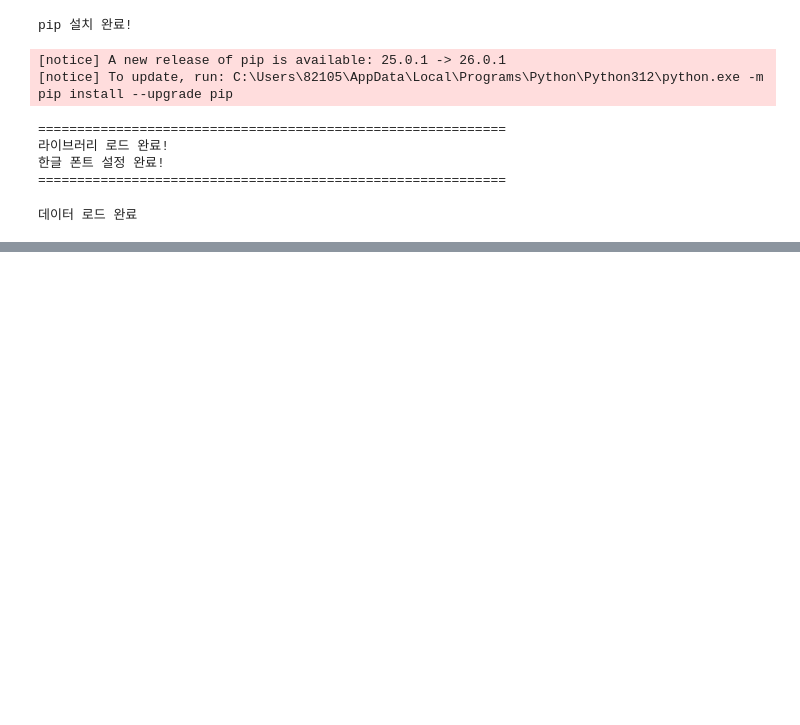
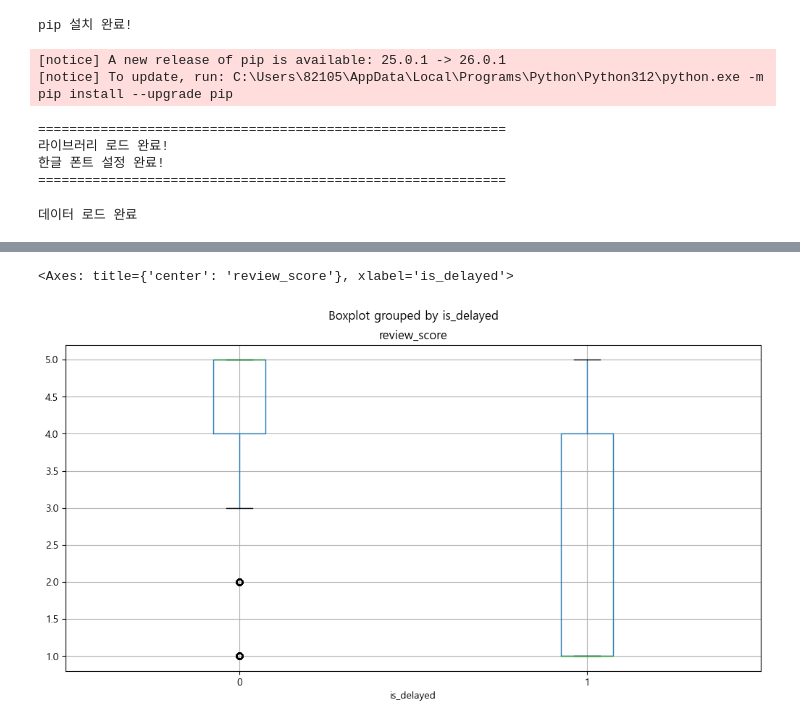
Before and after one commit to Kim-min-soo/it-s_advanced_project, a Jupyter notebook: works/yoon_hwa/merge_eda.ipynb, the cells around one changed output, grey strips where cells are left out. Cells and saved outputs as stored; diff of their text form; code cells hidden in the pictures; blank space fills up the shorter version.

```diff
--- a/works/yoon_hwa/merge_eda.ipynb
+++ b/works/yoon_hwa/merge_eda.ipynb
@@ -93,0 +157,7 @@ df['delay_days'].groupby(df['review_score'])
+# %%
+df['is_delayed'] = (df['delay_days'] > 0).astype(int)
+
+df.boxplot(column='review_score', by='is_delayed')
+# %% [output]
+<Axes: title={'center': 'review_score'}, xlabel='is_delayed'>
+[figure, added]
```
Also changed, not shown: parts of 15 cells of this notebook, 3 other files.
